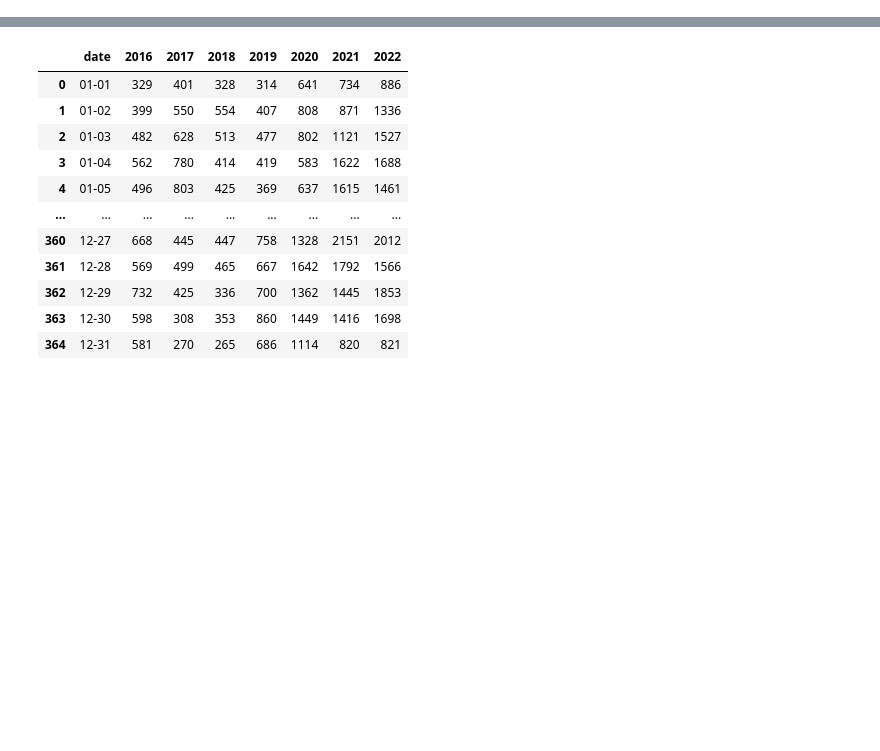
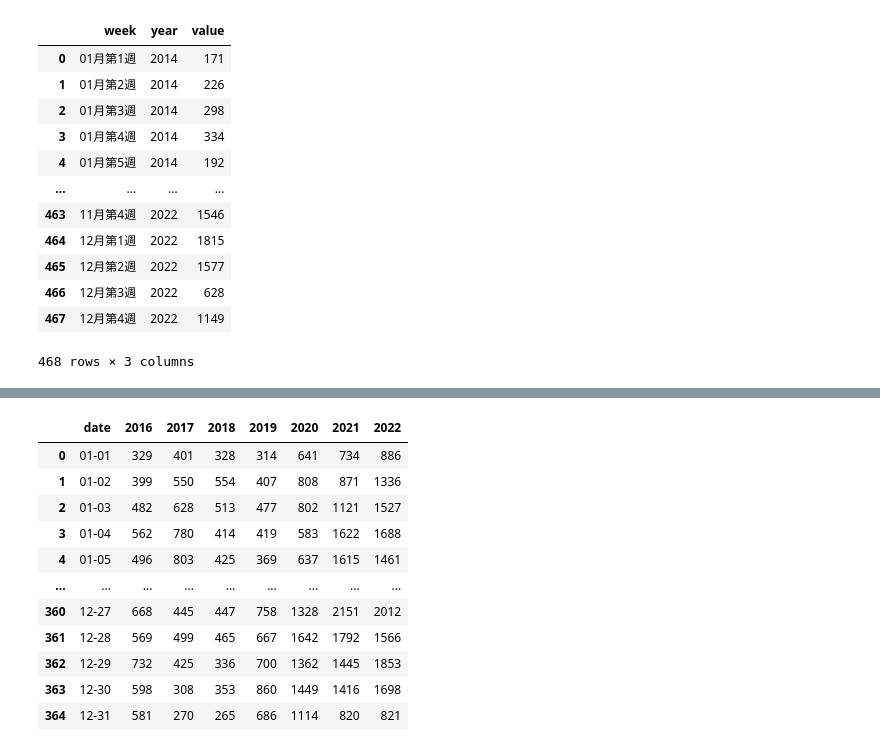
Before and after one commit to lnl1119/ewant_registration_datadashboard, a Jupyter notebook: preprocess.ipynb, the cells around one changed output, grey strips where cells are left out. Saved outputs shown, nothing was run; the diff lists cells and outputs as text; code cells hidden in the pictures; blank space fills up the shorter version.

```diff
--- a/preprocess.ipynb
+++ b/preprocess.ipynb
@@ -0,0 +25,26 @@
+# %%
+# register data preprocess for plotly#
+import pandas as pd
+import plotly.express as px
+regeister_20142022_raw = pd.read_csv("/Users/leeliang/Desktop/dashboard_registration_resources/register_2014to2022.csv")
+# month_date = pd.date_range(start='2019/01/01', end='2019/12/31', freq='D').strftime("%b %d")
+# regeister_20142022_raw = regeister_20142022_raw.drop(["date"], axis = 1)
+# regeister_20142022_raw.insert(loc = 0, column='date', value = month_date)
+login_melt_df = regeister_20142022_raw.melt(id_vars=["week"])
+login_melt_df.columns = ["week", "year", "value"]
+login_melt_df['year'] = login_melt_df['year'].astype('int')
+login_melt_df
+# %% [output]
+|  | week | year | value |
+| 0 | 01月第1週 | 2014 | 171 |
+| 1 | 01月第2週 | 2014 | 226 |
+| 2 | 01月第3週 | 2014 | 298 |
+| 3 | 01月第4週 | 2014 | 334 |
+| 4 | 01月第5週 | 2014 | 192 |
+| ... | ... | ... | ... |
+| 463 | 11月第4週 | 2022 | 1546 |
+| 464 | 12月第1週 | 2022 | 1815 |
+| 465 | 12月第2週 | 2022 | 1577 |
+| 466 | 12月第3週 | 2022 | 628 |
+| 467 | 12月第4週 | 2022 | 1149 |
+468 rows × 3 columns
```
Also changed, not shown: parts of 5 cells of this notebook, 15 other files.
